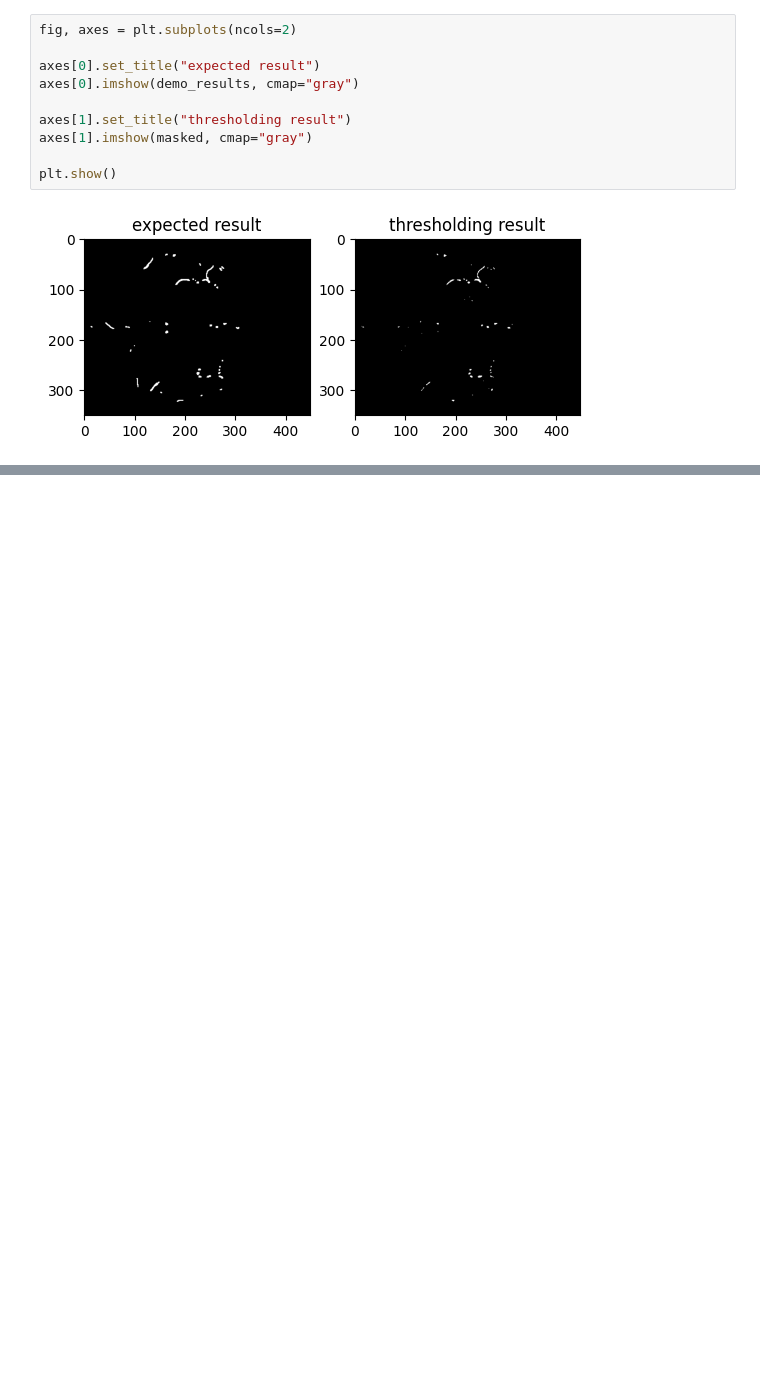
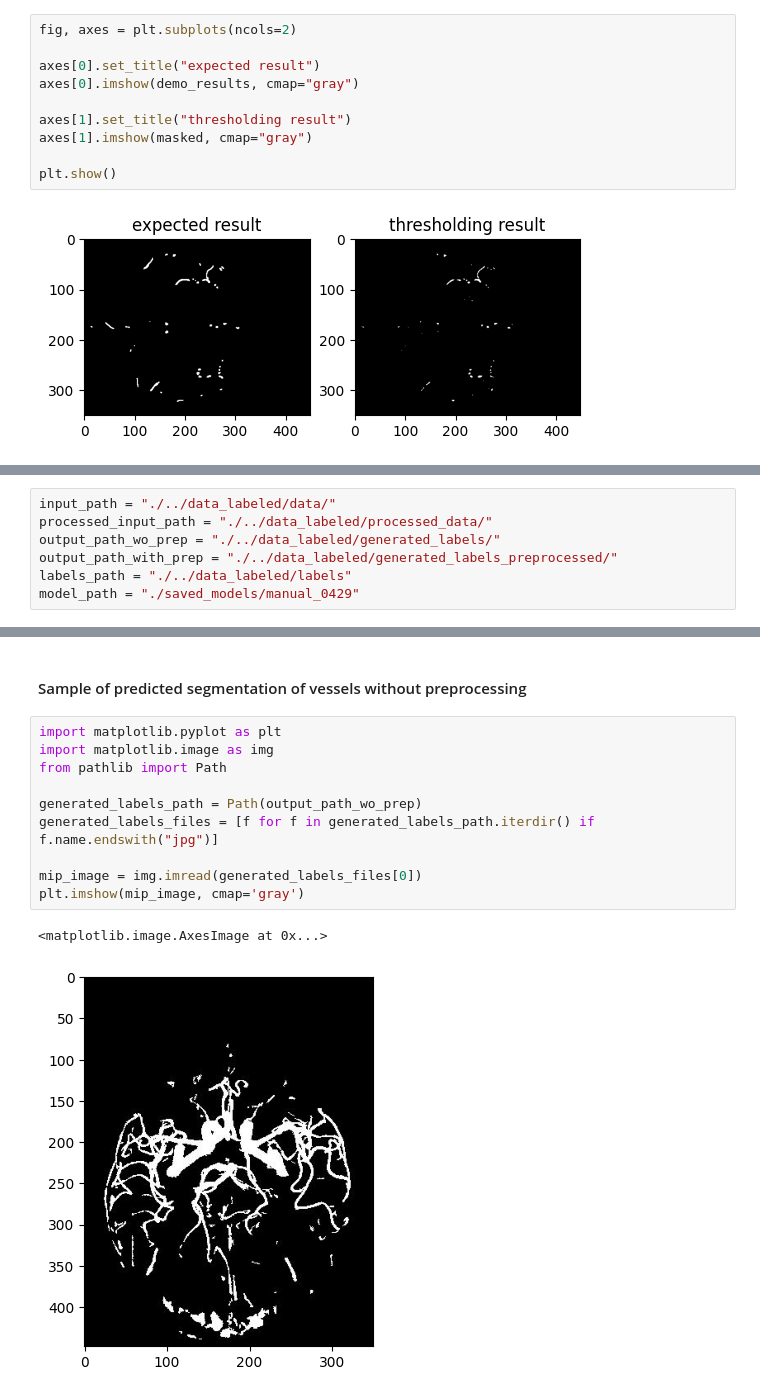
Before and after one commit to pzareba22/vessel_segmentation, a Jupyter notebook: report.ipynb, the cells around one changed output, grey strips where cells are left out. Saved outputs shown, nothing was run; the diff lists cells and outputs as text; blank space fills up the shorter version.

```diff
--- a/1.ipynb
+++ b/report.ipynb
@@ -77,0 +95,7 @@ plt.show()
+# %%
+input_path = "./../data_labeled/data/"
+processed_input_path = "./../data_labeled/processed_data/"
+output_path_wo_prep = "./../data_labeled/generated_labels/"
+output_path_with_prep = "./../data_labeled/generated_labels_preprocessed/"
+labels_path = "./../data_labeled/labels"
+model_path = "./saved_models/manual_0429"
@@ -77,0 +131,15 @@ plt.show()
+# %% [markdown]
+#### Sample of predicted segmentation of vessels without preprocessing
+# %%
+import matplotlib.pyplot as plt
+import matplotlib.image as img
+from pathlib import Path
+
+generated_labels_path = Path(output_path_wo_prep)
+generated_labels_files = [f for f in generated_labels_path.iterdir() if f.name.endswith("jpg")]
+
+mip_image = img.imread(generated_labels_files[0])
+plt.imshow(mip_image, cmap='gray')
+# %% [output]
+<matplotlib.image.AxesImage at 0x...>
+[figure, added]
```
Also changed, not shown: parts of 28 cells of this notebook, 1 other file.
